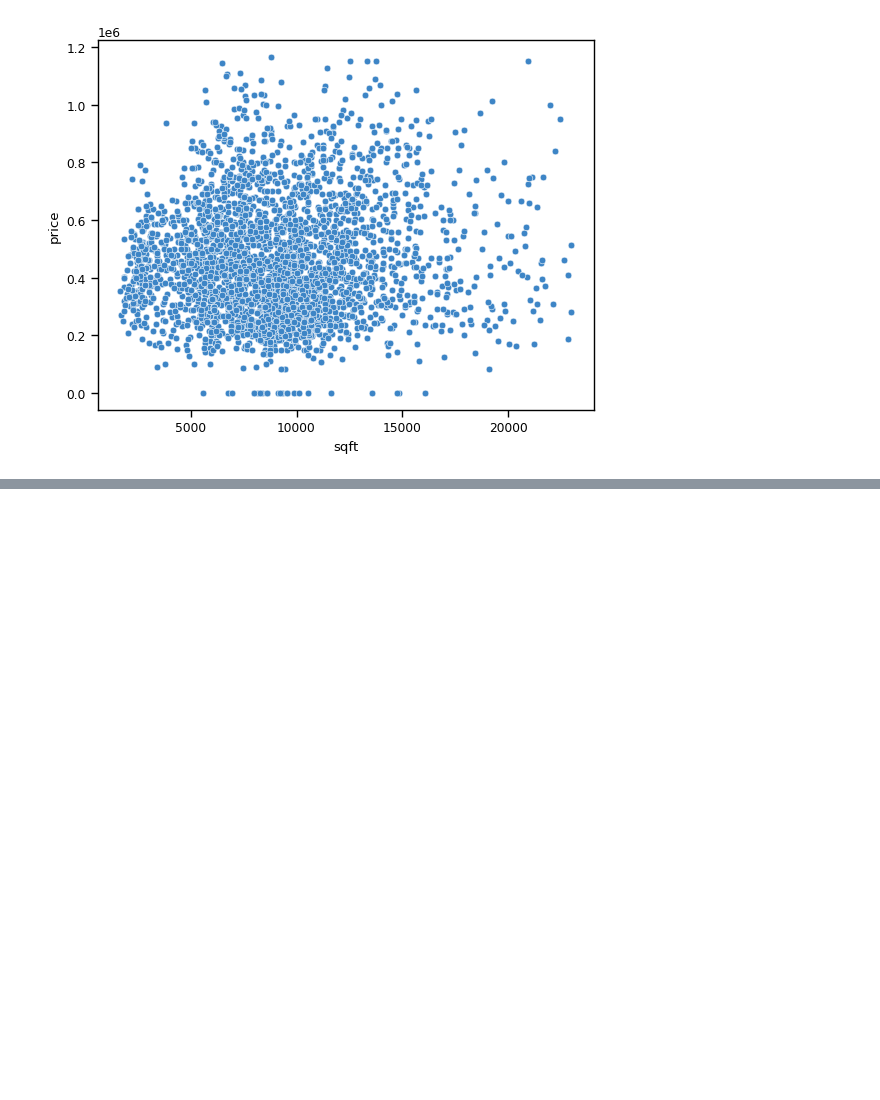
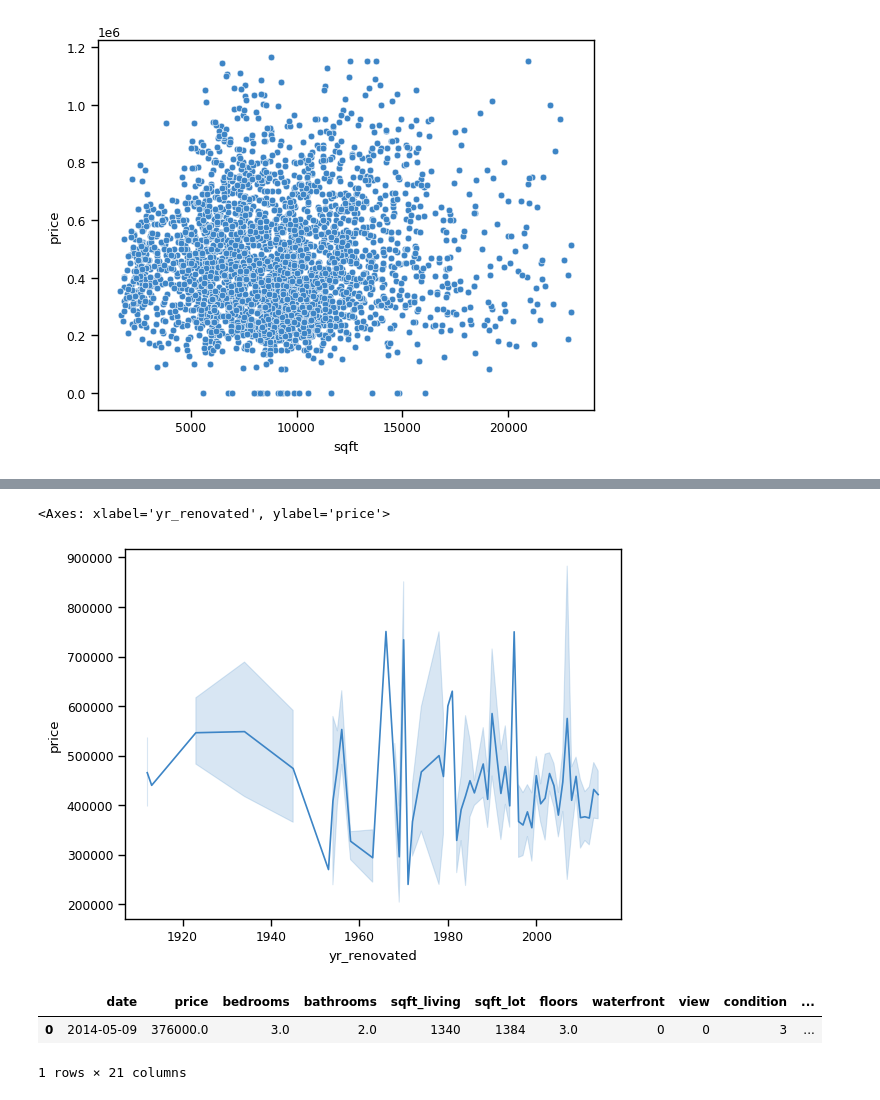
Before and after one commit to Zeinab-kr/Housing-Prices-Analysis, a Jupyter notebook: code.ipynb, the cells around one changed output, grey strips where cells are left out. Cells and saved outputs as stored; diff of their text form; code cells hidden in the pictures; blank space fills up the shorter version.

```diff
--- a/code.ipynb
+++ b/code.ipynb
@@ -380,0 +391,5 @@ house.head(1)
+# %%
+sns.lineplot(data=house[house['yr_renovated'] != 0], x='yr_renovated', y='price')
+# %% [output]
+<Axes: xlabel='yr_renovated', ylabel='price'>
+[figure, added]
@@ -380,0 +400,6 @@ house.head(1)
+# %%
+house.head(1)
+# %% [output]
+|  | date | price | bedrooms | bathrooms | sqft_living | sqft_lot | floors | waterfront | view | condition | ... |
+| 0 | 2014-05-09 | 376000.0 | 3.0 | 2.0 | 1340 | 1384 | 3.0 | 0 | 0 | 3 | ... |
+1 rows × 21 columns
```
Also changed, not shown: parts of 11 cells of this notebook.
